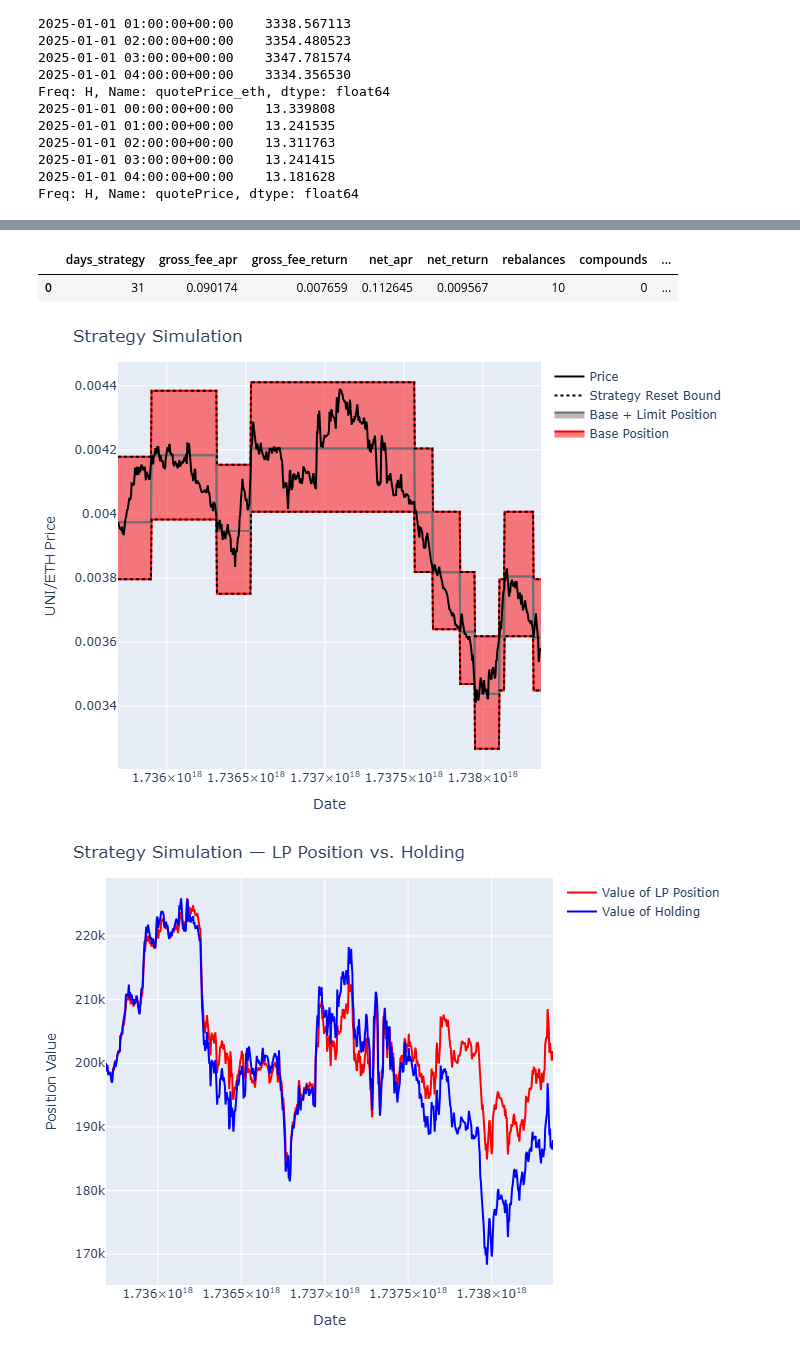
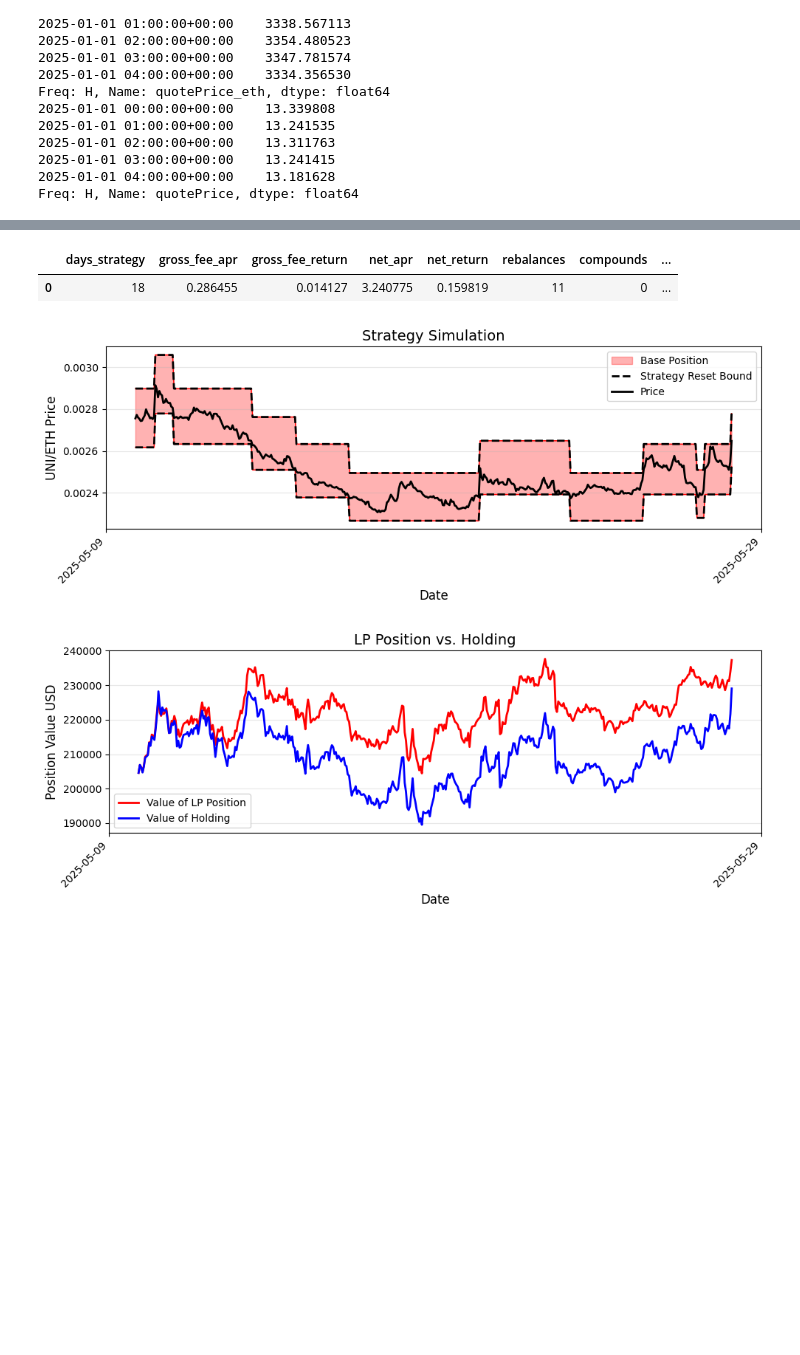
Before and after one commit to marescialloNino/univ3-strategies, a Jupyter notebook: 4_SimpleStrategy.ipynb, the cells around one changed output, grey strips where cells are left out. Drawn from its saved outputs; the diff is of its cells as text; code cells hidden in the pictures; blank space fills up the shorter version.

```diff
--- a/4_SimpleStrategy.ipynb
+++ b/4_SimpleStrategy.ipynb
@@ -117,8 +82,8 @@ price_chart.plot(color='red')
 # %%
 # Select date ranges for strategy simulation
-DATE_BEGIN                 = pd.to_datetime('2025-01-01 00:00PM',utc=True)
-DATE_END                   = pd.to_datetime('2025-02-01 00:00PM',utc=True)
-z_score_cutoff             = 1
+DATE_BEGIN                 = pd.to_datetime('2025-05-10 00:00PM',utc=True)
+DATE_END                   = pd.to_datetime('2025-05-29 00:00PM',utc=True)
+z_score_cutoff             = 5
 window_size                = 24*30
 
 # Data for strategy simulation. We can use aggregate_price_data to analyze the strategy at a coarser STRATEGY_FREQUENCY in minutes
@@ -171,7 +136,7 @@ DECIMALS_0 = 18
 DECIMALS_1 = 18
 
 # Strategy Parameters
-range        = [0.05]
+range_widths        = [0.05]
 sim_performance    = []
 sim_results        = []
 sim_data_collect   = []
@@ -182,7 +147,7 @@ sim_data_collect   = []
 
 import itertools
 # Single thread
-for j in list(itertools.product(range)):
+for j in list(itertools.product(range_widths)):
     print("Processing width:", j[0])
     rangeStrategy = SimpleRangeStrategy(width=j[0])  # Fix: Use j[0] to extract float
     simulated_strategy = simulate_strategy(
@@ -227,14 +202,13 @@ Processing width: 0.05
 pd.DataFrame(sim_performance)
 # %% [output]
 |  | days_strategy | gross_fee_apr | gross_fee_return | net_apr | net_return | rebalances | compounds | ... |
-| 0 | 31 | 0.090174 | 0.007659 | 0.112645 | 0.009567 | 10 | 0 | ... |
+| 0 | 18 | 0.286455 | 0.014127 | 3.240775 | 0.159819 | 11 | 0 | ... |
 # %%
 results = sim_data_collect[0]
 results.to_csv('strategy_results.csv')
 p = plot_strategy(results,'UNI/ETH Price')
 p = plot_position_value(results)
-p =plot_asset_composition(results,'UNI','WETH')
 p = plot_position_return_decomposition(results)
 # %% [output]
-[figure, old version]
+[figure, new version]
-[figure, old version]
+[figure, new version]
```
Also changed, not shown: parts of 23 cells of this notebook, 2 other files.
